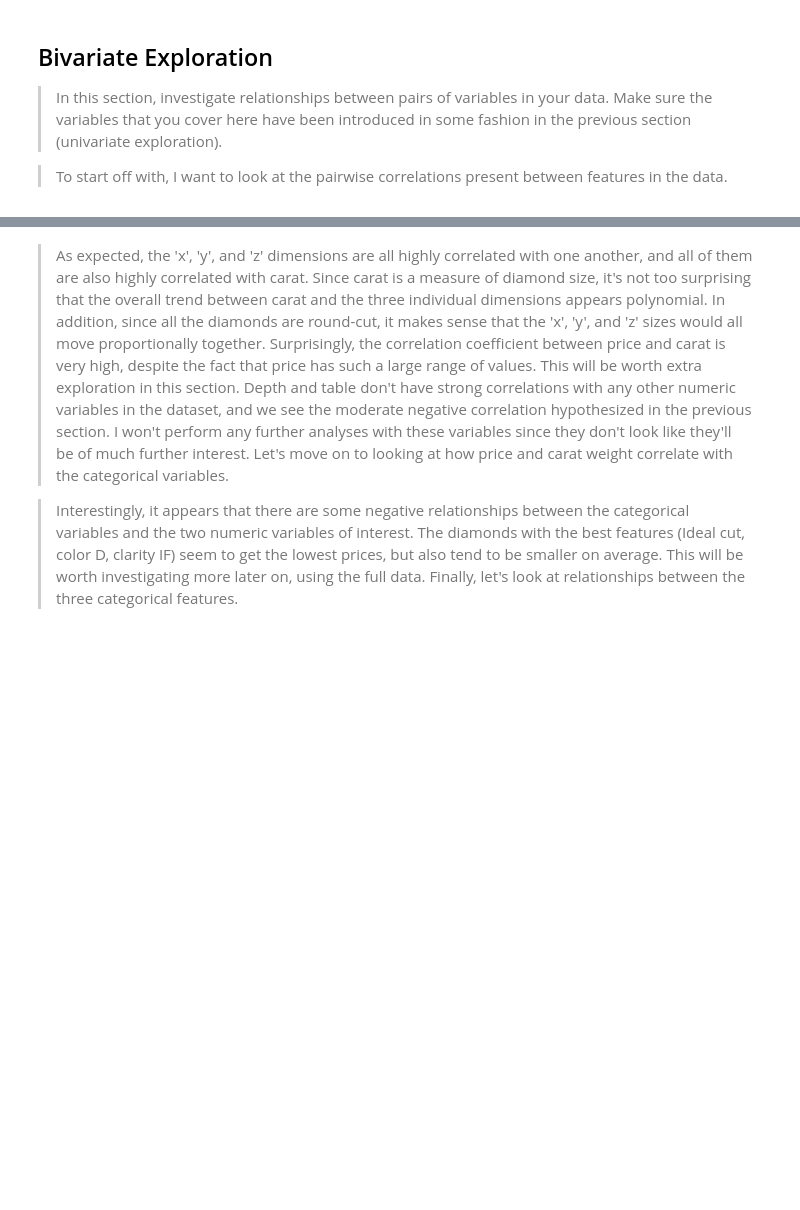
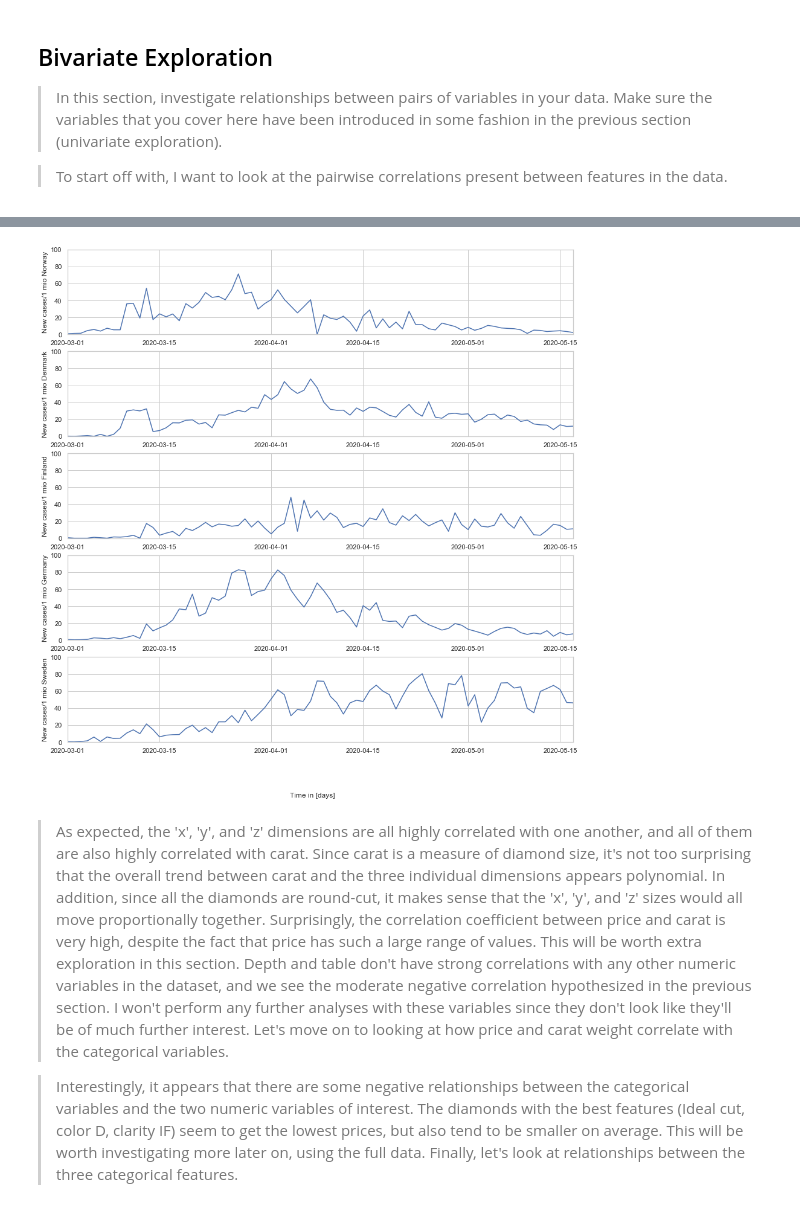
Before and after one commit to AtulSingh-Emyre/AnalysisCovid19, a Jupyter notebook: exploration_Covid19.ipynb, the cells around one changed output, grey strips where cells are left out. Saved outputs shown, nothing was run; the diff lists cells and outputs as text; code cells hidden in the pictures; blank space fills up the shorter version.

```diff
--- a/exploration_Covid19.ipynb
+++ b/exploration_Covid19.ipynb
@@ -470,4 +509,5 @@ df_covidCases_Timeline.head()
 # %%
+df_countryMetrics_Snapshot.drop(['date'], axis=1, inplace=True)
 df_covidCases_Timeline = pd.merge(df_covidCases_Timeline, df_countryMetrics_Snapshot, on=['country'])
 # %%
 # Feature Engineerig: Create column with new confirmed cases per day
@@ -549,34 +599,40 @@ fig, ax = plt.subplots(5, 1, figsize=(15,15))
 
 ax1 = plt.subplot(5,1,1)
 plt.plot('date', 'deltaConfirmedPer1M', data=df_Norway)
 ax1.set_xlim([pd.to_datetime('2020-03-01'),dateSnapshot])
 ax1.set_ylim([0,100])
+plt.ylabel('New cases/1 mio Norway');
 
 ax2 = plt.subplot(5,1,2)
 plt.plot('date', 'deltaConfirmedPer1M', data=df_Denmark)
 ax2.set_xlim([pd.to_datetime('2020-03-01'),dateSnapshot])
 ax2.set_ylim([0,100])
+plt.ylabel('New cases/1 mio Denmark');
 
 ax3 = plt.subplot(5,1,3)
 plt.plot('date', 'deltaConfirmedPer1M', data=df_Finland)
 ax3.set_xlim([pd.to_datetime('2020-03-01'),dateSnapshot])
 ax3.set_ylim([0,100])
+plt.ylabel('New cases/1 mio Finland');
 
 ax4 = plt.subplot(5,1,4)
 plt.plot('date', 'deltaConfirmedPer1M', data=df_Germany)
 ax4.set_xlim([pd.to_datetime('2020-03-01'),dateSnapshot])
 ax4.set_ylim([0,100])
+plt.ylabel('New cases/1 mio Germany');
 
 ax5 = plt.subplot(5,1,5)
 plt.plot('date', 'deltaConfirmedPer1M', data=df_Sweden)
 ax5.set_xlim([pd.to_datetime('2020-03-01'),dateSnapshot])
 ax5.set_ylim([0,100])
-
+plt.ylabel('New cases/1 mio Sweden');
 
 fig.text(0.5, 0.04, 'Time in [days]', ha='center')
 
 
 plt.show()
+# %% [output]
+[figure, added]
 # %%
 # https://www.ukbonn.de/C12582D3002FD21D/vwLookupDownloads/Streeck_et_al_Infection_fatality_rate_of_SARS_CoV_2_infection2.pdf/%24FILE/Streeck_et_al_Infection_fatality_rate_of_SARS_CoV_2_infection2.pdf
 # %% [markdown]
```
Also changed, not shown: parts of 24 cells of this notebook, 1 other file.
